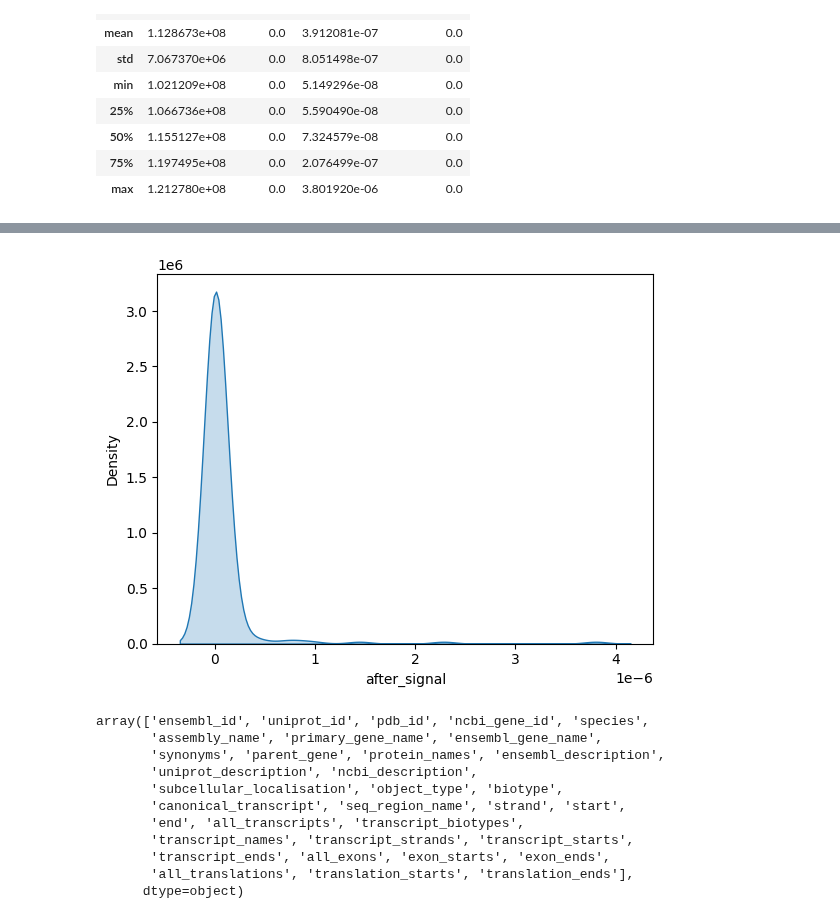
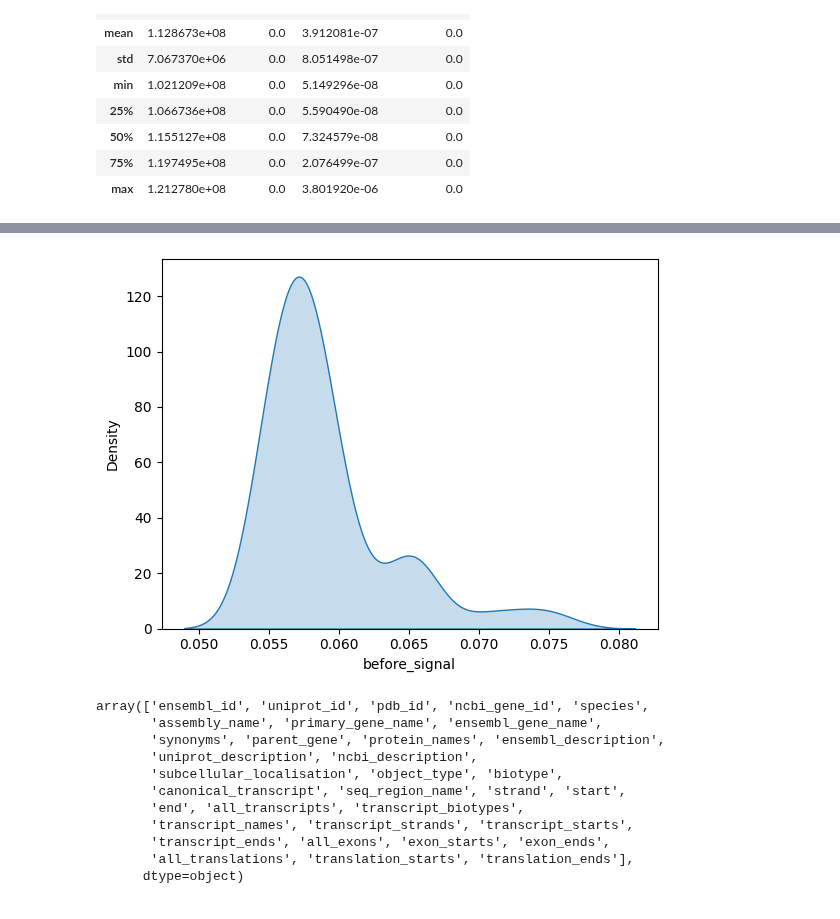
Before and after one commit to uehiratakumu/VScode, a Jupyter notebook: blast_test/matching.ipynb, the cells around one changed output, grey strips where cells are left out. Drawn from its saved outputs; the diff is of its cells as text; code cells hidden in the pictures.

```diff
--- a/blast_test/matching.ipynb
+++ b/blast_test/matching.ipynb
@@ -227,5 +219,4 @@ miRNA_distance_result_1[miRNA_distance_result_1["signal_name"]=="sost"][miRNA_di
 import matplotlib.pyplot as plt
 import seaborn as sns
 # %%
-miRNA_distance_result_2 = miRNA_distance_result_1[miRNA_distance_result_1["signal_name"]=="rankl"].sort_values('after_signal', ascending=False)
-miRNA_distance_result_2.head()
+miRNA_distance_result_2 = miRNA_distance_result_1[miRNA_distance_result_1["signal_name"]=="sost"].sort_values('before_signal', ascending=False)
@@ -238,0 +232,5 @@ miRNA_distance_result_2.head()
+# %%
+miRNA_distance_result_2["after_signal"][miRNA_distance_result_2["after_signal"] != 0] = 1/miRNA_distance_result_2["after_signal"][miRNA_distance_result_2["after_signal"]!=0]
+#miRNA_distance_result_2["after_signal"][miRNA_distance_result_2["after_signal"] != 0] = miRNA_distance_result_2["after_signal"][miRNA_distance_result_2["after_signal"]!=0].apply(np.log)
+miRNA_distance_result_2["before_signal"][miRNA_distance_result_2["before_signal"]!=0] = 1/miRNA_distance_result_2["before_signal"][miRNA_distance_result_2["before_signal"]!=0]
+#miRNA_distance_result_2["before_signal"][miRNA_distance_result_2["before_signal"]!=0] = miRNA_distance_result_2["before_signal"][miRNA_distance_result_2["before_signal"]!=0].apply(np.log)
@@ -239,8 +249,8 @@ miRNA_distance_result_2.head()
 # %%
-sns.kdeplot(miRNA_distance_result_1["after_signal"],shade=True)
+sns.kdeplot(miRNA_distance_result_2["before_signal"][miRNA_distance_result_2["before_signal"]!=0],shade=True)
 plt.show()
 # %% [output]
-[figure, old version]
+[figure, new version]
 # %%
 df.columns.values
 # %% [output]
```
Also changed, not shown: parts of 9 cells of this notebook, 2 other files.
